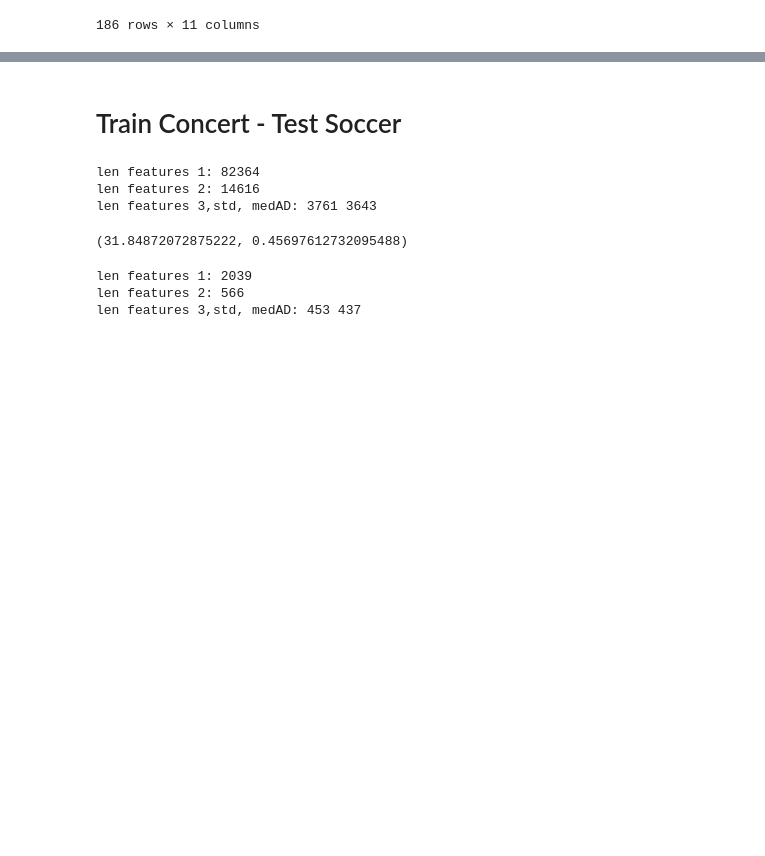
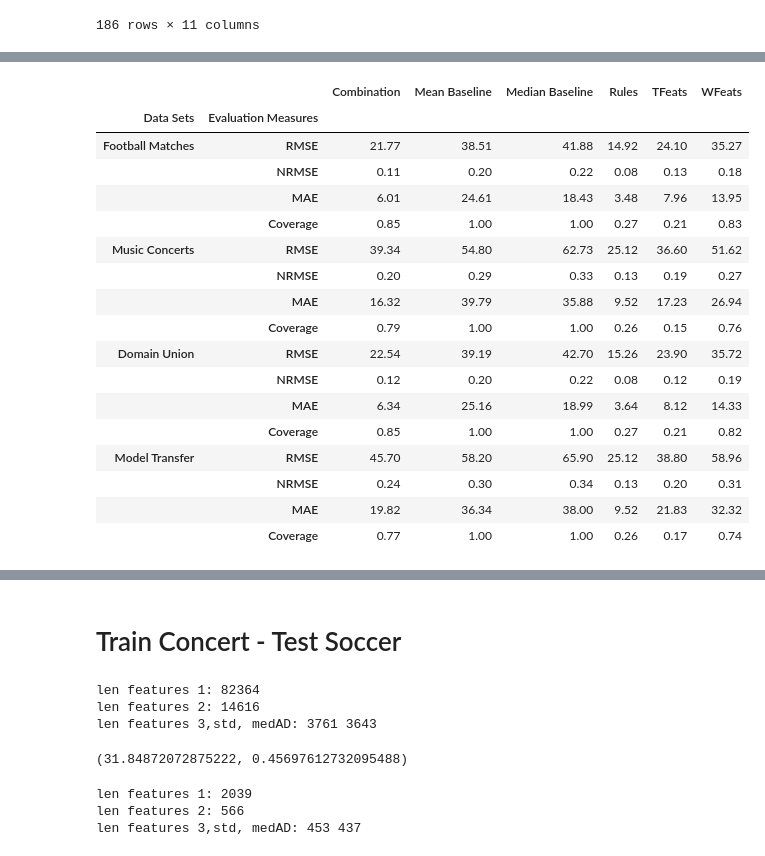
Before and after one commit to ahurriyetoglu/tte_estimation, a Jupyter notebook: WordTimeSeries.ipynb, the cells around one changed output, grey strips where cells are left out. Saved outputs shown, nothing was run; the diff lists cells and outputs as text; code cells hidden in the pictures; blank space fills up the shorter version.

Commit message:
results improved, a table for all results is included, to_pickle for result dataframes

```diff
--- a/WordTimeSeries.ipynb
+++ b/WordTimeSeries.ipynb
@@ -4254,0 +4233,8 @@ fmcResDF.join(fmTrnmcTstDF, rsuffix="_fmTrnmcTst")
+# %%
+fmResDF = pd.DataFrame(fm_resultsDict).apply(lambda x: np.round(x,2))
+fmResDF.index.name = 'Evaluation Measures'
+fmResDF.sort_index(ascending=False, inplace=True)
+fmResDF['Data Sets'] = 'Football Matches'
+fmResDF.set_index('Data Sets', append=True, inplace=True)
+fmResDF = fmResDF.reorder_levels(['Data Sets', 'Evaluation Measures'])
+fmResDF
@@ -4254,0 +4248,8 @@ fmcResDF.join(fmTrnmcTstDF, rsuffix="_fmTrnmcTst")
+# %%
+mcResDF = pd.DataFrame(mc_resultsDict).apply(lambda x: np.round(x,2))
+mcResDF.index.name = 'Evaluation Measures'
+mcResDF.sort_index(ascending=False, inplace=True)
+mcResDF['Data Sets'] = 'Music Concerts'
+mcResDF.set_index('Data Sets', append=True, inplace=True)
+mcResDF = mcResDF.reorder_levels(['Data Sets', 'Evaluation Measures'])
+mcResDF
@@ -4254,0 +4263,8 @@ fmcResDF.join(fmTrnmcTstDF, rsuffix="_fmTrnmcTst")
+# %%
+fmcResDF = pd.DataFrame(fmc_resultsDict).apply(lambda x: np.round(x,2))
+fmcResDF.index.name = 'Evaluation Measures'
+fmcResDF.sort_index(ascending=False, inplace=True)
+fmcResDF['Data Sets'] = 'Domain Union'
+fmcResDF.set_index('Data Sets', append=True, inplace=True)
+fmcResDF = fmcResDF.reorder_levels(['Data Sets', 'Evaluation Measures'])
+fmcResDF
@@ -4254,0 +4278,9 @@ fmcResDF.join(fmTrnmcTstDF, rsuffix="_fmTrnmcTst")
+# %%
+fmTrnmcTstDF = pd.DataFrame(fmTrnmcTst_resultsDict).apply(lambda x: np.round(x,2))
+fmTrnmcTstDF.index.name = 'Evaluation Measures'
+fmTrnmcTstDF.sort_index(ascending=False, inplace=True)
+fmTrnmcTstDF['Data Sets'] = 'Model Transfer'
+fmTrnmcTstDF.set_index('Data Sets', append=True, inplace=True)
+fmTrnmcTstDF = fmTrnmcTstDF.reorder_levels(['Data Sets', 'Evaluation Measures'])
+fmTrnmcTstDF
+fmTrnmcTstDF
@@ -4254,0 +4294,22 @@ fmcResDF.join(fmTrnmcTstDF, rsuffix="_fmTrnmcTst")
+# %%
+allResultsTable = pd.concat([fmResDF,mcResDF,fmcResDF,fmTrnmcTstDF]) #, rsuffix="_fmTrnmcTst")
+allResultsTable
+# %% [output]
+|  |  | Combination | Mean Baseline | Median Baseline | Rules | TFeats | WFeats |
+| Data Sets | Evaluation Measures |  |  |  |  |  |  |
+| Football Matches | RMSE | 21.77 | 38.51 | 41.88 | 14.92 | 24.10 | 35.27 |
+|  | NRMSE | 0.11 | 0.20 | 0.22 | 0.08 | 0.13 | 0.18 |
+|  | MAE | 6.01 | 24.61 | 18.43 | 3.48 | 7.96 | 13.95 |
+|  | Coverage | 0.85 | 1.00 | 1.00 | 0.27 | 0.21 | 0.83 |
+| Music Concerts | RMSE | 39.34 | 54.80 | 62.73 | 25.12 | 36.60 | 51.62 |
+|  | NRMSE | 0.20 | 0.29 | 0.33 | 0.13 | 0.19 | 0.27 |
+|  | MAE | 16.32 | 39.79 | 35.88 | 9.52 | 17.23 | 26.94 |
+|  | Coverage | 0.79 | 1.00 | 1.00 | 0.26 | 0.15 | 0.76 |
+| Domain Union | RMSE | 22.54 | 39.19 | 42.70 | 15.26 | 23.90 | 35.72 |
+|  | NRMSE | 0.12 | 0.20 | 0.22 | 0.08 | 0.12 | 0.19 |
+|  | MAE | 6.34 | 25.16 | 18.99 | 3.64 | 8.12 | 14.33 |
+|  | Coverage | 0.85 | 1.00 | 1.00 | 0.27 | 0.21 | 0.82 |
+| Model Transfer | RMSE | 45.70 | 58.20 | 65.90 | 25.12 | 38.80 | 58.96 |
+|  | NRMSE | 0.24 | 0.30 | 0.34 | 0.13 | 0.20 | 0.31 |
+|  | MAE | 19.82 | 36.34 | 38.00 | 9.52 | 21.83 | 32.32 |
+|  | Coverage | 0.77 | 1.00 | 1.00 | 0.26 | 0.17 | 0.74 |
```
Also changed, not shown: parts of 20 cells of this notebook.
